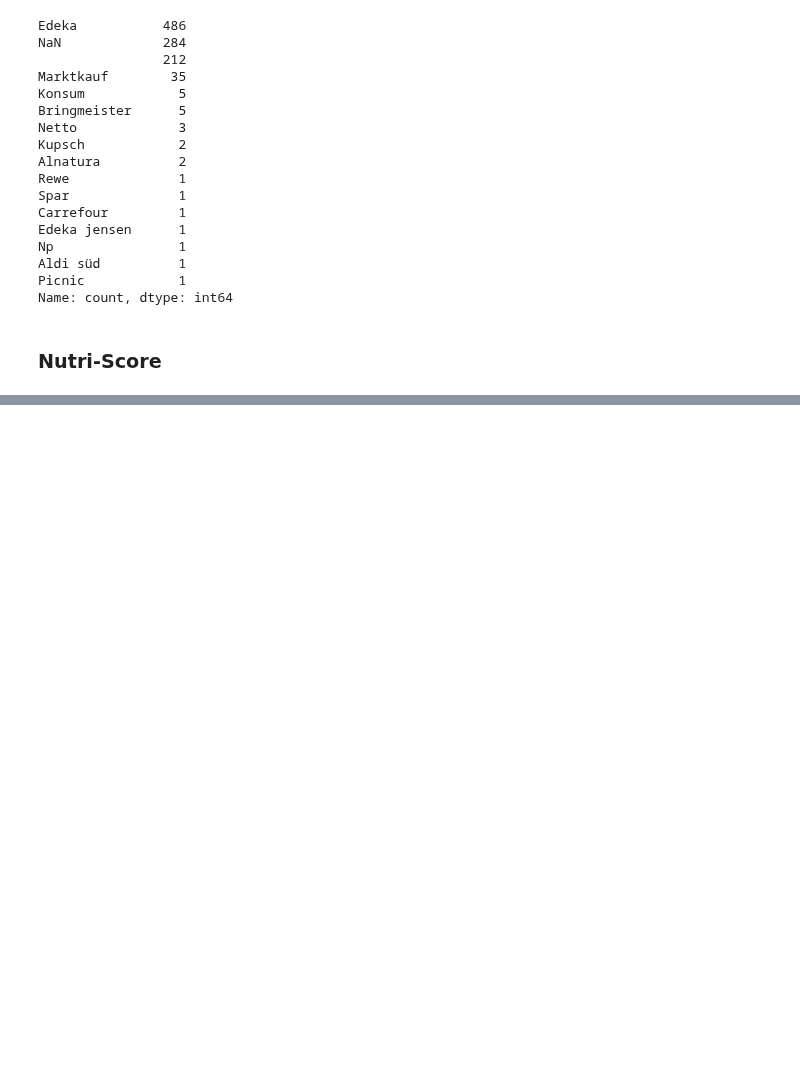
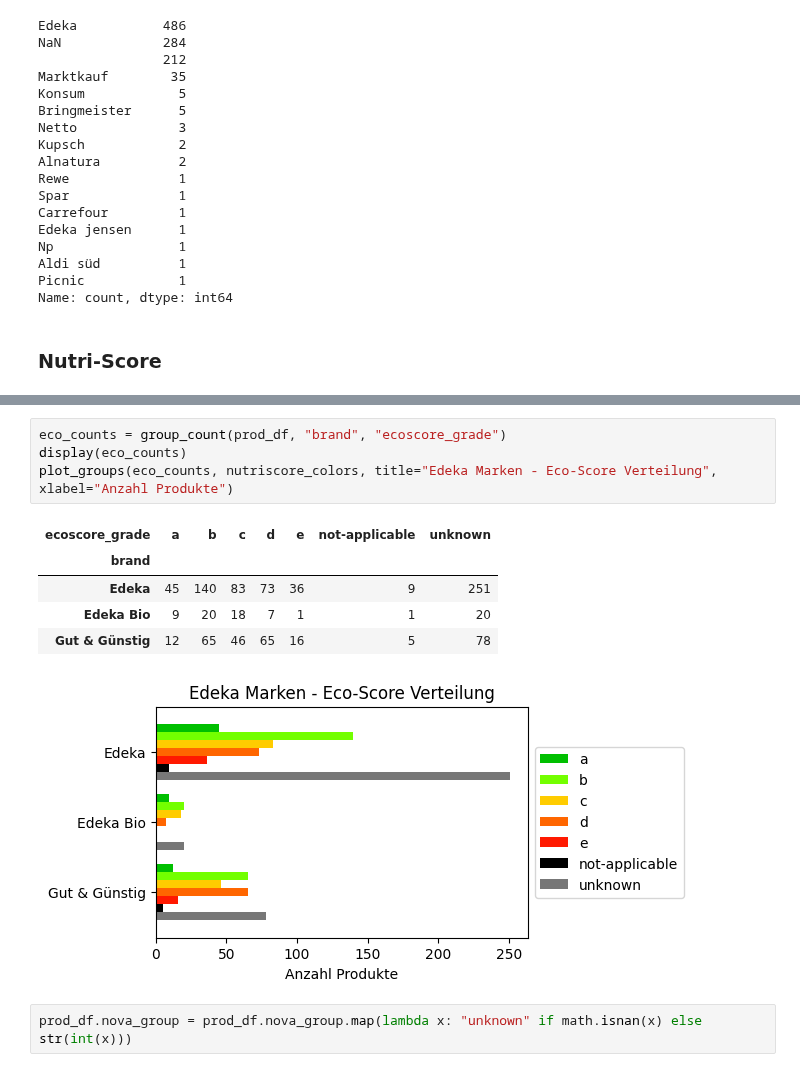
Before and after one commit to goerlitz/openfoodfacts-data-analysis, a Jupyter notebook: notebooks/03_analyze_off_edeka.ipynb, the cells around one changed output, grey strips where cells are left out. Saved outputs shown, nothing was run; the diff lists cells and outputs as text; blank space fills up the shorter version.

```diff
--- a/notebooks/03_analyze_off_edeka.ipynb
+++ b/notebooks/03_analyze_off_edeka.ipynb
@@ -203,0 +200,13 @@ prod_df.nova_group.value_counts(dropna=False).sort_index(ascending=False).plot.b
+# %%
+eco_counts = group_count(prod_df, "brand", "ecoscore_grade")
+display(eco_counts)
+plot_groups(eco_counts, nutriscore_colors, title="Edeka Marken - Eco-Score Verteilung", xlabel="Anzahl Produkte")
+# %% [output]
+| ecoscore_grade | a | b | c | d | e | not-applicable | unknown |
+| brand |  |  |  |  |  |  |  |
+| Edeka | 45 | 140 | 83 | 73 | 36 | 9 | 251 |
+| Edeka Bio | 9 | 20 | 18 | 7 | 1 | 1 | 20 |
+| Gut & Günstig | 12 | 65 | 46 | 65 | 16 | 5 | 78 |
+[figure, added]
+# %%
+prod_df.nova_group = prod_df.nova_group.map(lambda x: "unknown" if math.isnan(x) else str(int(x)))
```
Also changed, not shown: parts of 13 cells of this notebook.
